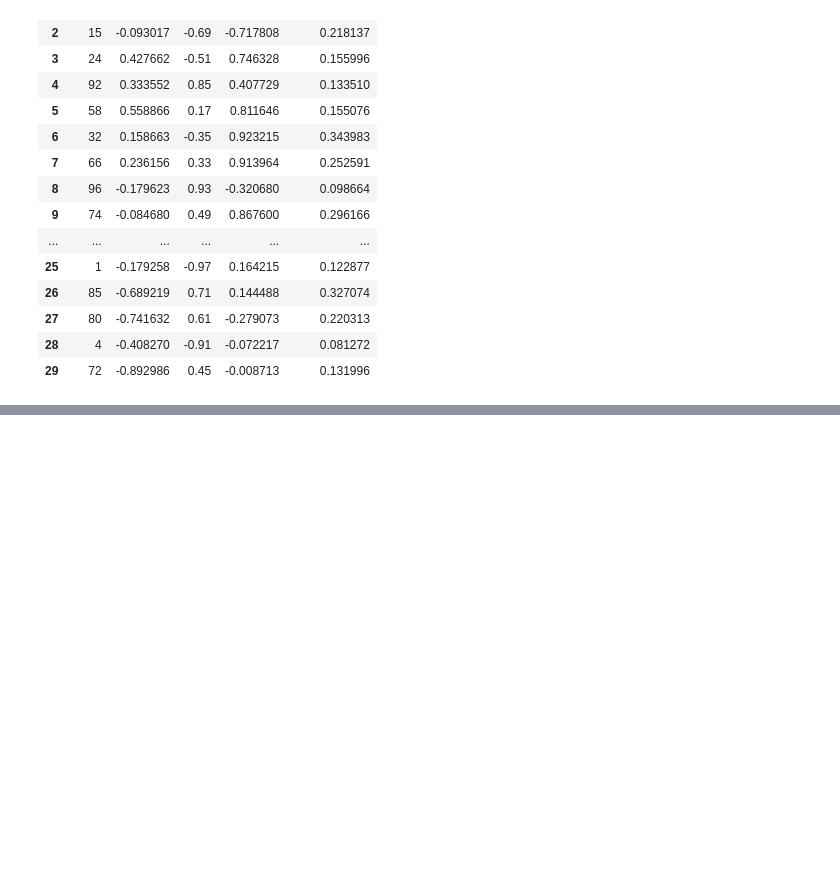
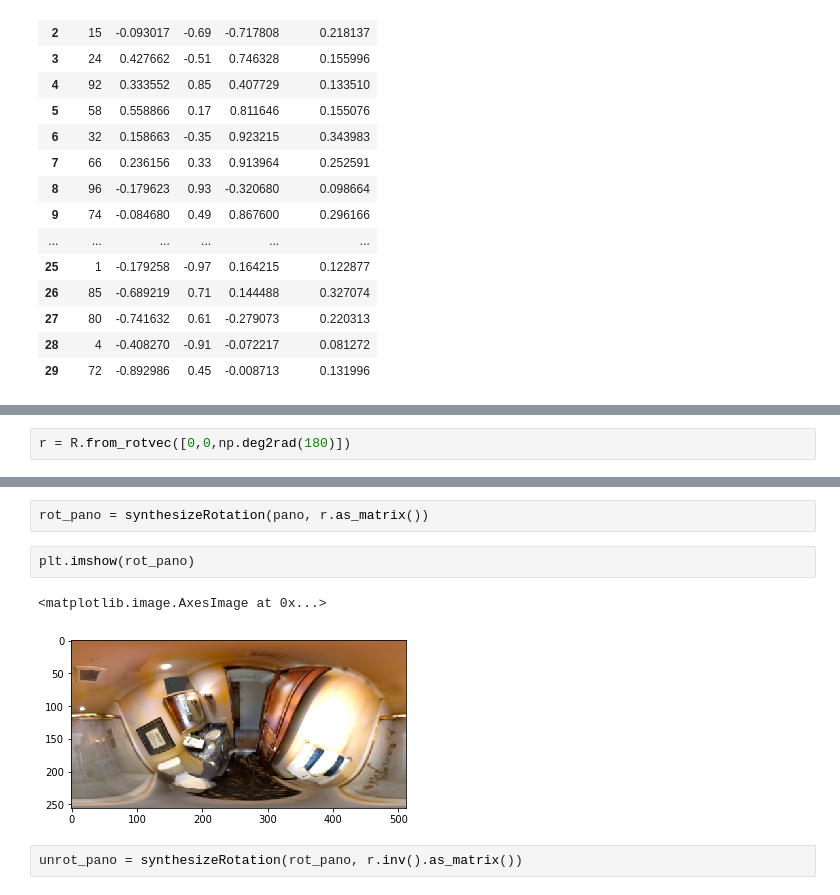
Before and after one commit to PauloGamarra/OmniDepth-PyTorch, a Jupyter notebook: rotations_eval.ipynb, the cells around one changed output, grey strips where cells are left out. Cells and saved outputs as stored; diff of their text form; blank space fills up the shorter version.

```diff
--- a/rotations_eval.ipynb
+++ b/rotations_eval.ipynb
@@ -31,0 +45,2 @@ results[:30]
+# %%
+r = R.from_rotvec([0,0,np.deg2rad(180)])
@@ -31,0 +51,9 @@ results[:30]
+# %%
+rot_pano = synthesizeRotation(pano, r.as_matrix())
+# %%
+plt.imshow(rot_pano)
+# %% [output]
+<matplotlib.image.AxesImage at 0x...>
+[figure, added]
+# %%
+unrot_pano = synthesizeRotation(rot_pano, r.inv().as_matrix())
```
Also changed, not shown: parts of 32 cells of this notebook, 27 other files.
